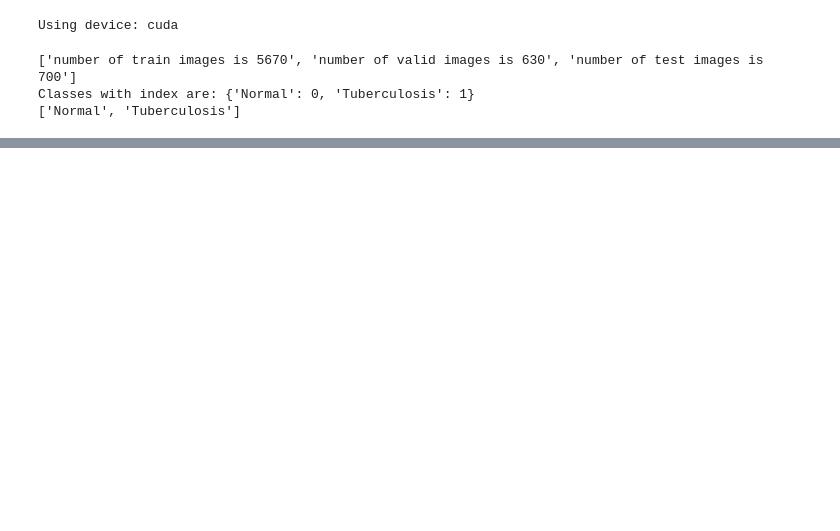
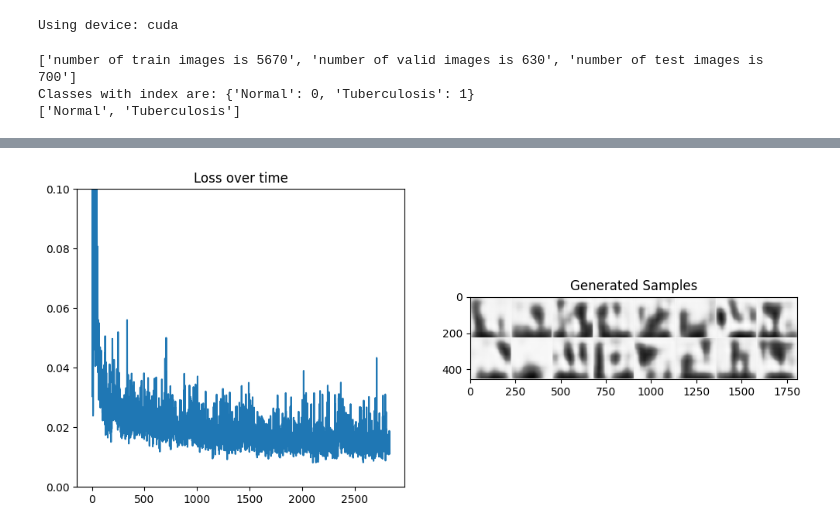
Before and after one commit to Muhammad-Huzaifaa/Defensive_Diffusion, a Jupyter notebook: diffuser.ipynb, the cells around one changed output, grey strips where cells are left out. Drawn from its saved outputs; the diff is of its cells as text; code cells hidden in the pictures; blank space fills up the shorter version.

```diff
--- a/diffuser.ipynb
+++ b/diffuser.ipynb
@@ -14,7 +14,7 @@ print(f'Using device: {device}')
 Using device: cuda
 # %%
 root_dir = "data/TB_data"
-loader_, dataset = data_loader(root_dir=root_dir, batch_size=2)
+loader_, dataset = data_loader(root_dir=root_dir, batch_size=10)
 train_dataloader = loader_['train']
 # %% [output]
 ['number of train images is 5670', 'number of valid images is 630', 'number of test images is 700']
@@ -31,0 +32,6 @@ Labels: tensor([1, 1])
+# %%
+def corrupt(x, amount):
+  """Corrupt the input `x` by mixing it with noise according to `amount`"""
+  noise = torch.rand_like(x)
+  amount = amount.view(-1, 1, 1, 1) # Sort shape so broadcasting works
+  return x*(1-amount) + noise*amount
@@ -31,0 +145,22 @@ Labels: tensor([1, 1])
+# %%
+ig, axs = plt.subplots(1, 2, figsize=(12, 5))
+
+# Losses
+axs[0].plot(losses)
+axs[0].set_ylim(0, 0.1)
+axs[0].set_title('Loss over time')
+
+# Samples
+n_steps = 500
+x = torch.rand(16, 3, 224, 224).to(device)
+for i in range(n_steps):
+  noise_amount = torch.ones((x.shape[0], )).to(device) * (1-(i/n_steps)) # Starting high going low
+  with torch.no_grad():
+    pred = net(x, 0).sample
+  mix_factor = 1/(n_steps - i)
+  x = x*(1-mix_factor) + pred*mix_factor
+
+axs[1].imshow(torchvision.utils.make_grid(x.detach().cpu(), nrow=8)[0].clip(0, 1), cmap='Greys')
+axs[1].set_title('Generated Samples');
+# %% [output]
+[figure, added]
```
Also changed, not shown: parts of 2 cells of this notebook, 10 other files.
